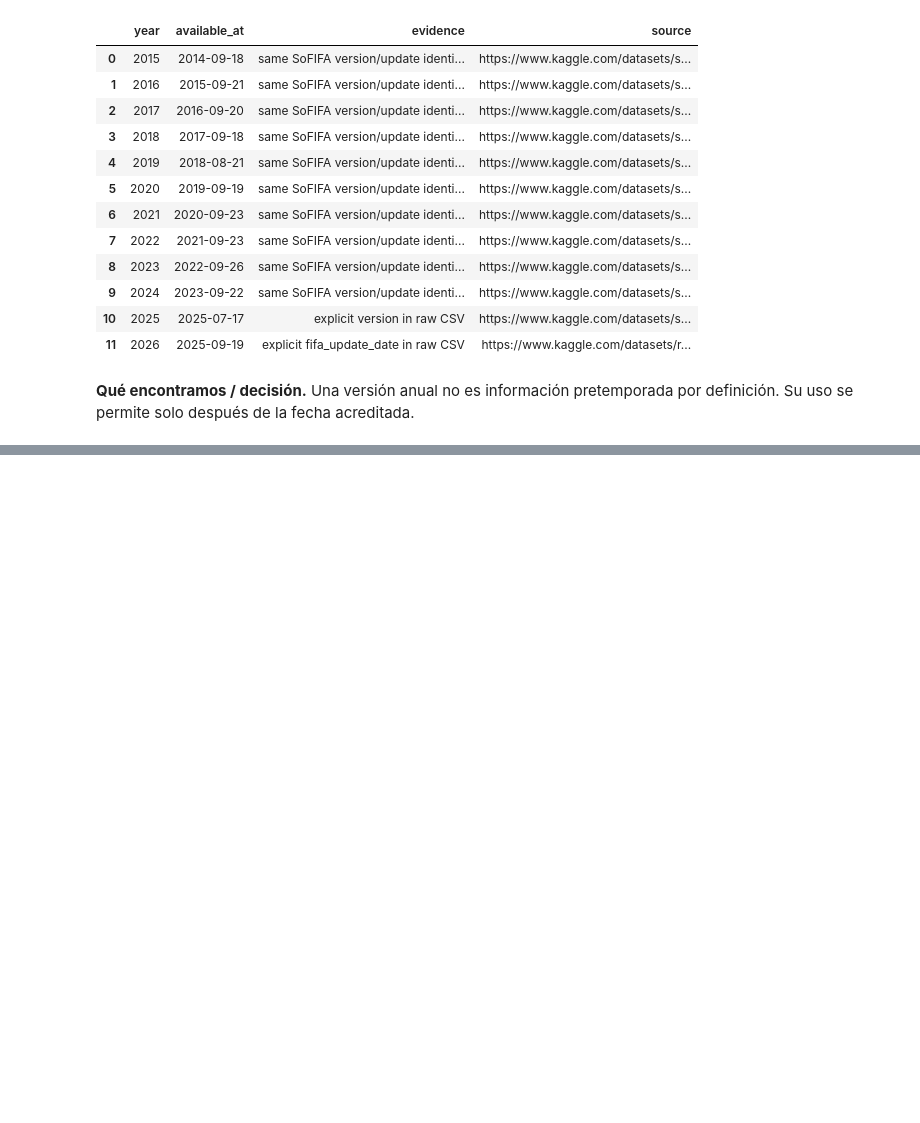
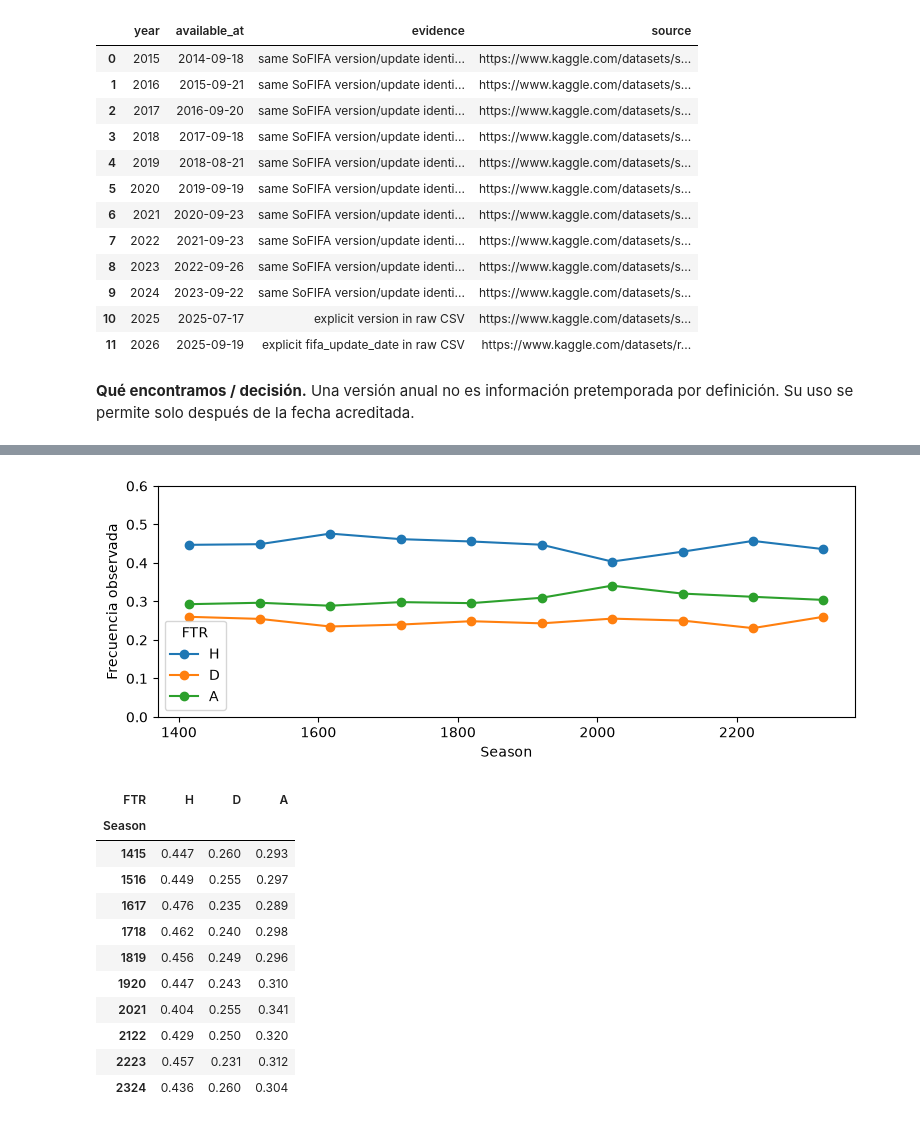
Before and after one commit to jcarlos-t/MLProject, a Jupyter notebook: scripts/notebooks/01_eda.ipynb, the cells around one changed output, grey strips where cells are left out. Cells and saved outputs as stored; diff of their text form; code cells hidden in the pictures; blank space fills up the shorter version.

```diff
--- a/scripts/notebooks/01_eda.ipynb
+++ b/scripts/notebooks/01_eda.ipynb
@@ -107,0 +139,18 @@ display(pd.DataFrame(dates['snapshots'])[['year','available_at','evidence','sour
+# %%
+rates = pd.crosstab(tv.Season, tv.FTR, normalize='index').reindex(columns=['H', 'D', 'A'])
+rates.plot(marker='o', figsize=(9, 3), ylim=(0, 0.6)); plt.ylabel('Frecuencia observada'); plt.show()
+display(rates.round(3))
+# %% [output]
+[figure, added]
+| FTR | H | D | A |
+| Season |  |  |  |
+| 1415 | 0.447 | 0.260 | 0.293 |
+| 1516 | 0.449 | 0.255 | 0.297 |
+| 1617 | 0.476 | 0.235 | 0.289 |
+| 1718 | 0.462 | 0.240 | 0.298 |
+| 1819 | 0.456 | 0.249 | 0.296 |
+| 1920 | 0.447 | 0.243 | 0.310 |
+| 2021 | 0.404 | 0.255 | 0.341 |
+| 2122 | 0.429 | 0.250 | 0.320 |
+| 2223 | 0.457 | 0.231 | 0.312 |
+| 2324 | 0.436 | 0.260 | 0.304 |
```
Also changed, not shown: parts of 18 cells of this notebook, 26 other files.
